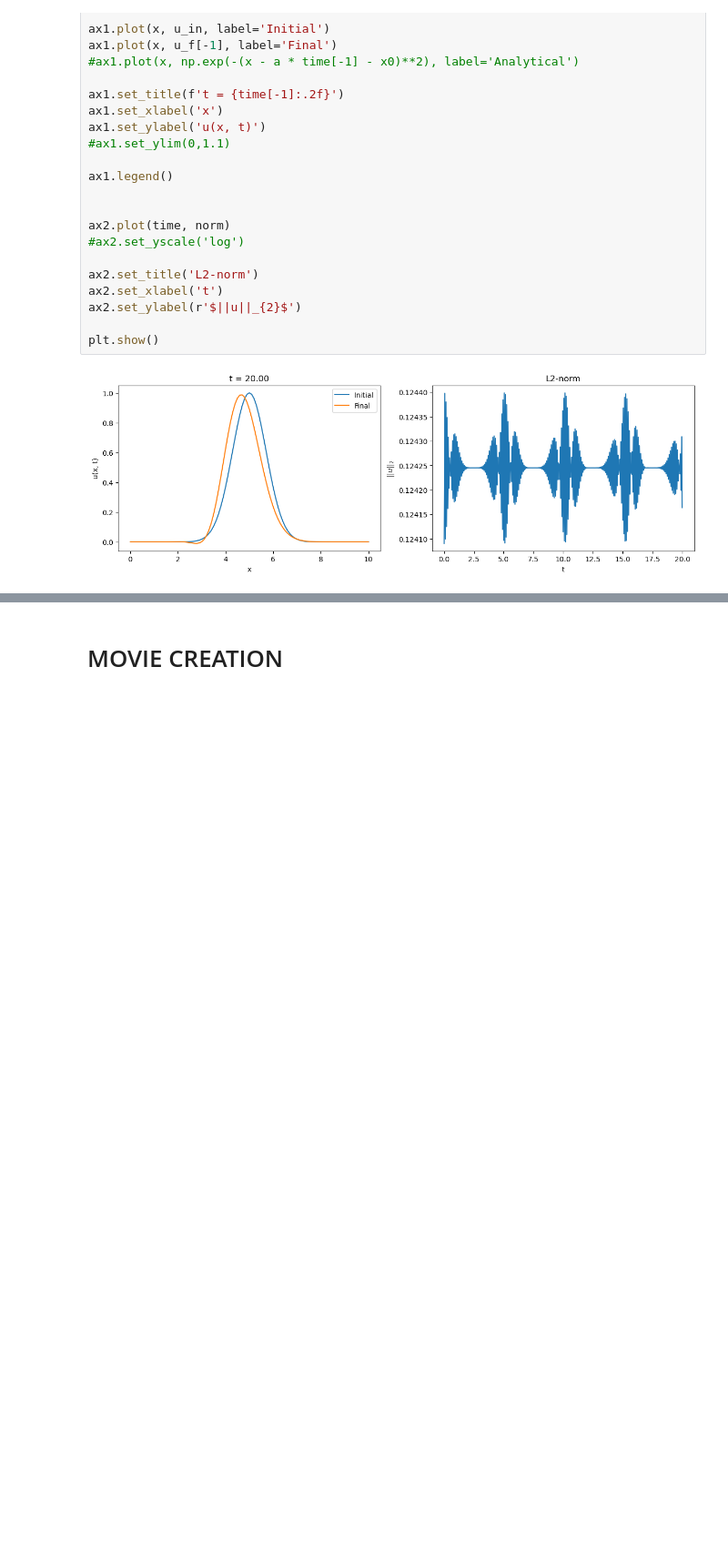
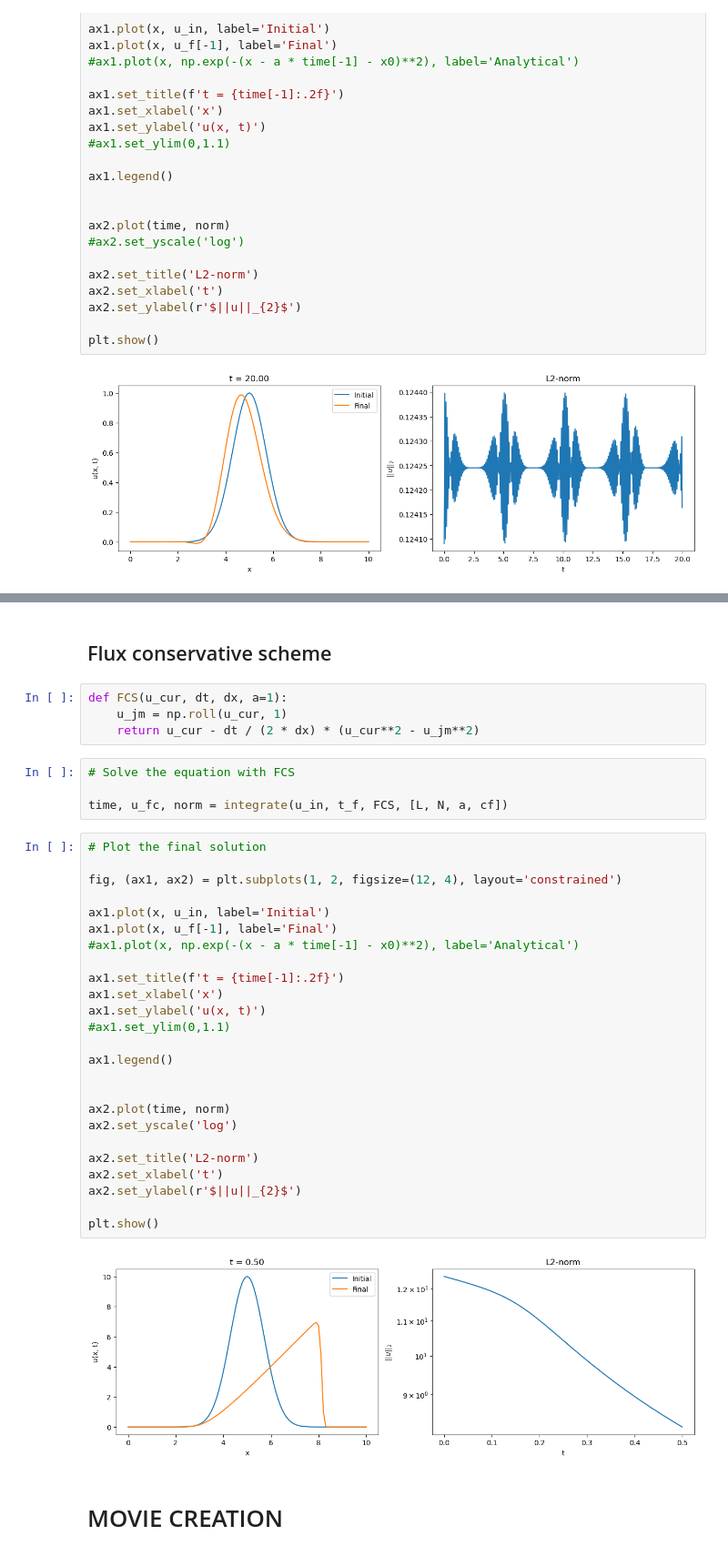
Before and after one commit to RoccoGiugni/NR-24-25, a Jupyter notebook: H01/H01.ipynb, the cells around one changed output, grey strips where cells are left out. Shown: that part at 91% size. Drawn from its saved outputs; the diff is of its cells as text; blank space fills up the shorter version.

Commit message:
Set up of burgers equation

```diff
--- a/H01/H01.ipynb
+++ b/H01/H01.ipynb
@@ -247,3 +303,40 @@ plt.show()
+# %% [markdown]
+## Flux conservative scheme
+# %%
+def FCS(u_cur, dt, dx, a=1):
+    u_jm = np.roll(u_cur, 1)
+    return u_cur - dt / (2 * dx) * (u_cur**2 - u_jm**2)
+# %%
+# Solve the equation with FCS
+
+time, u_fc, norm = integrate(u_in, t_f, FCS, [L, N, a, cf])
+# %%
+# Plot the final solution
+
+fig, (ax1, ax2) = plt.subplots(1, 2, figsize=(12, 4), layout='constrained')
+
+ax1.plot(x, u_in, label='Initial')
+ax1.plot(x, u_f[-1], label='Final')
+#ax1.plot(x, np.exp(-(x - a * time[-1] - x0)**2), label='Analytical')
+
+ax1.set_title(f't = {time[-1]:.2f}')
+ax1.set_xlabel('x')
+ax1.set_ylabel('u(x, t)')
+#ax1.set_ylim(0,1.1)
+
+ax1.legend()
+
+
+ax2.plot(time, norm)
+ax2.set_yscale('log')
+
+ax2.set_title('L2-norm')
+ax2.set_xlabel('t')
+ax2.set_ylabel(r'$||u||_{2}$')
+
+plt.show()
+# %% [output]
+[figure, added]
 # %% [markdown]
 # MOVIE CREATION
 # %%
```
Also changed, not shown: parts of 11 cells of this notebook.
